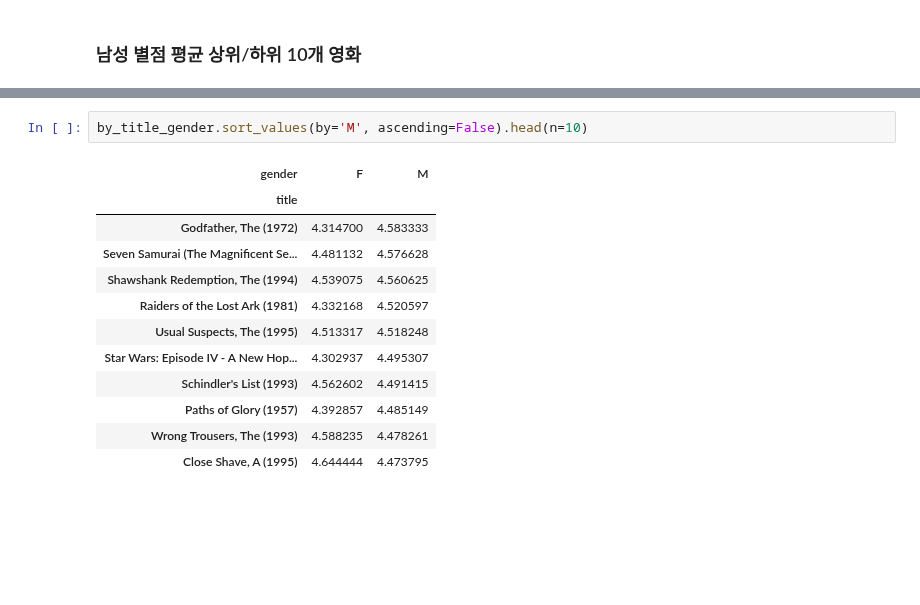
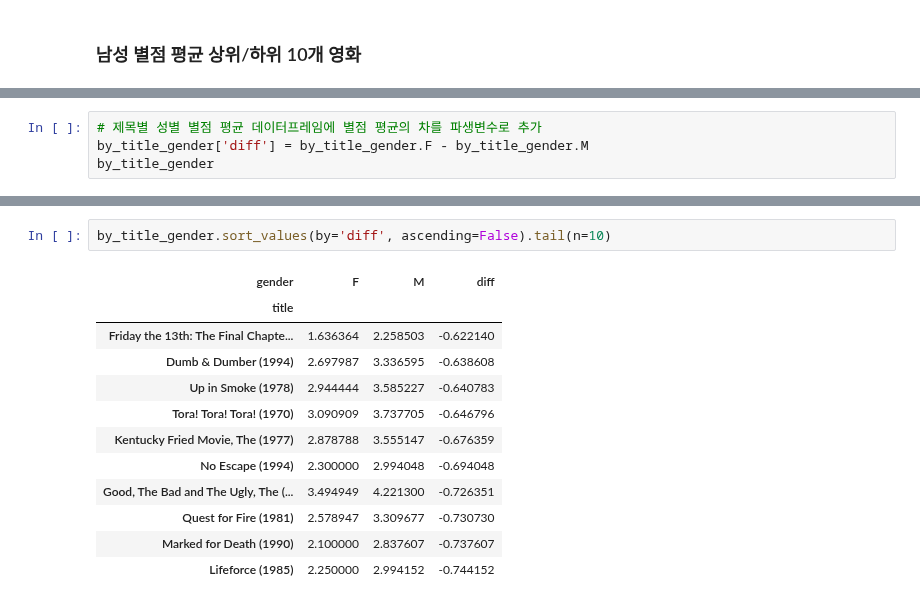
Before and after one commit to JakeOh/202511_BD53, a Jupyter notebook: lab_python/da14_movielens.ipynb, the cells around one changed output, grey strips where cells are left out. Drawn from its saved outputs; the diff is of its cells as text; blank space fills up the shorter version.

Commit message:
movielens 데이터 분석

```diff
--- a/lab_python/da14_movielens.ipynb
+++ b/lab_python/da14_movielens.ipynb
@@ -563,0 +617,4 @@ by_title_gender.sort_values(by='F', ascending=False).tail(n=10)
+# %%
+# 제목별 성별 별점 평균 데이터프레임에 별점 평균의 차를 파생변수로 추가
+by_title_gender['diff'] = by_title_gender.F - by_title_gender.M
+by_title_gender
@@ -564,15 +652,15 @@ by_title_gender.sort_values(by='F', ascending=False).tail(n=10)
 # %%
-by_title_gender.sort_values(by='M', ascending=False).head(n=10)
+by_title_gender.sort_values(by='diff', ascending=False).tail(n=10)
 # %% [output]
-| gender | F | M |
-| title |  |  |
-| Godfather, The (1972) | 4.314700 | 4.583333 |
-| Seven Samurai (The Magnificent Se... | 4.481132 | 4.576628 |
-| Shawshank Redemption, The (1994) | 4.539075 | 4.560625 |
-| Raiders of the Lost Ark (1981) | 4.332168 | 4.520597 |
-| Usual Suspects, The (1995) | 4.513317 | 4.518248 |
-| Star Wars: Episode IV - A New Hop... | 4.302937 | 4.495307 |
-| Schindler's List (1993) | 4.562602 | 4.491415 |
-| Paths of Glory (1957) | 4.392857 | 4.485149 |
-| Wrong Trousers, The (1993) | 4.588235 | 4.478261 |
-| Close Shave, A (1995) | 4.644444 | 4.473795 |
+| gender | F | M | diff |
+| title |  |  |  |
+| Friday the 13th: The Final Chapte... | 1.636364 | 2.258503 | -0.622140 |
+| Dumb & Dumber (1994) | 2.697987 | 3.336595 | -0.638608 |
+| Up in Smoke (1978) | 2.944444 | 3.585227 | -0.640783 |
+| Tora! Tora! Tora! (1970) | 3.090909 | 3.737705 | -0.646796 |
+| Kentucky Fried Movie, The (1977) | 2.878788 | 3.555147 | -0.676359 |
+| No Escape (1994) | 2.300000 | 2.994048 | -0.694048 |
+| Good, The Bad and The Ugly, The (... | 3.494949 | 4.221300 | -0.726351 |
+| Quest for Fire (1981) | 2.578947 | 3.309677 | -0.730730 |
+| Marked for Death (1990) | 2.100000 | 2.837607 | -0.737607 |
+| Lifeforce (1985) | 2.250000 | 2.994152 | -0.744152 |
```
Also changed, not shown: parts of 12 cells of this notebook.
